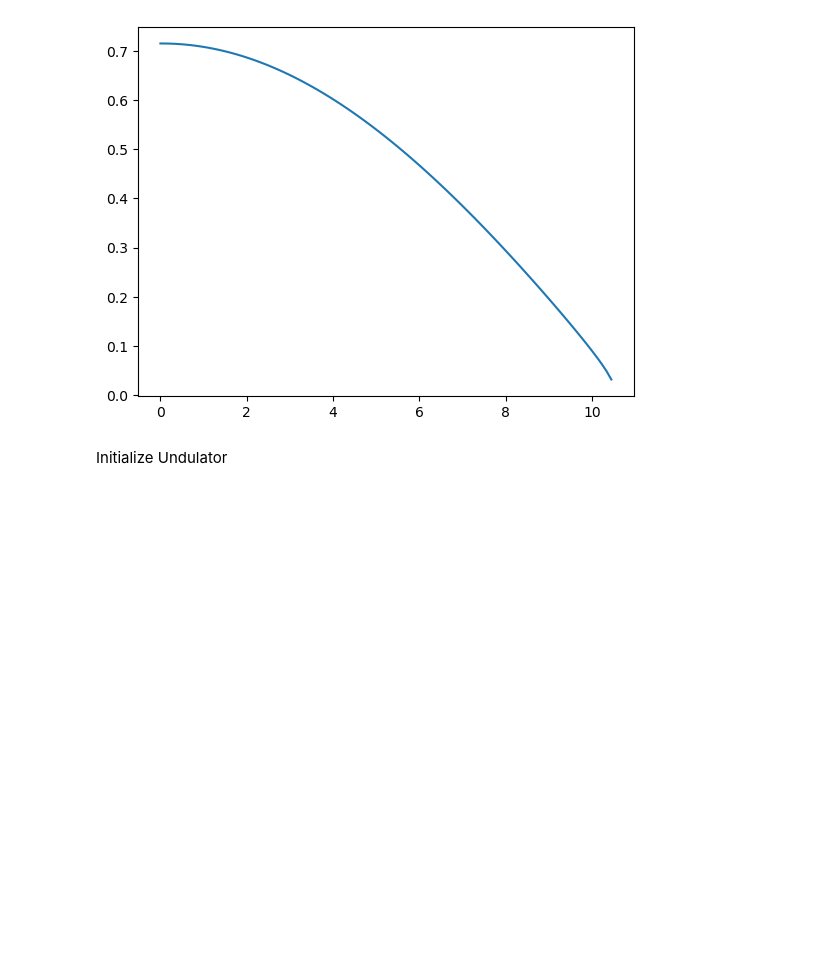
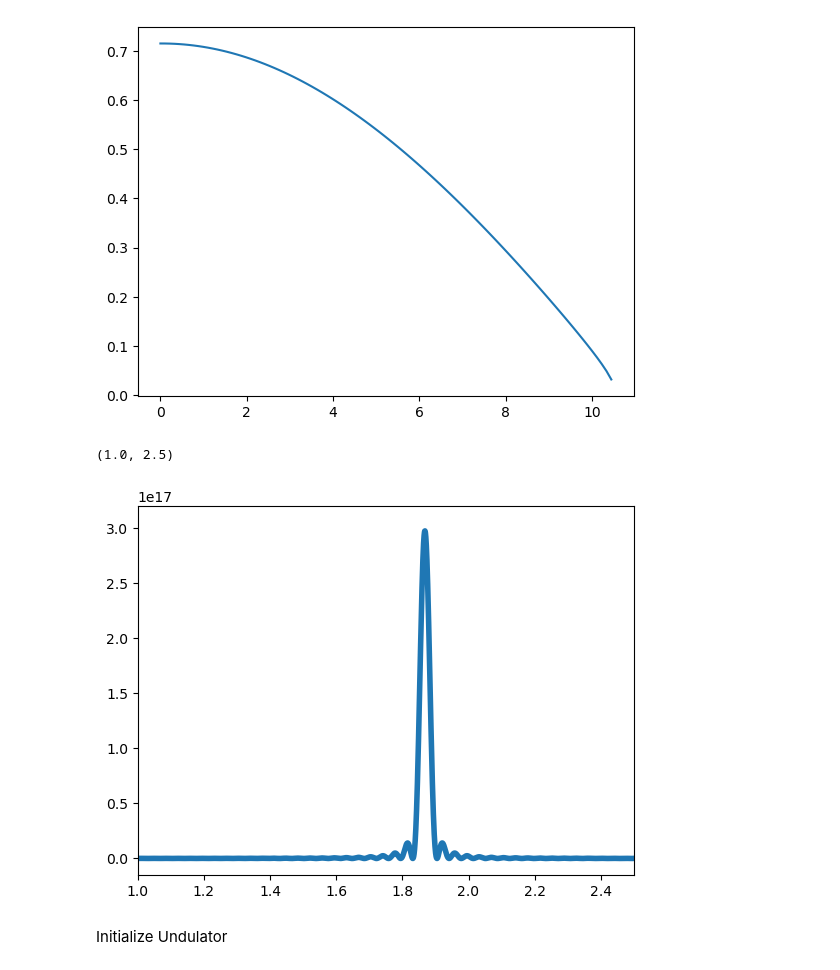
Before and after one commit to lnls-ids/ER2LS, a Jupyter notebook: qt_window/spectrum_measurement.ipynb, the cells around one changed output. Cells and saved outputs as stored; diff of their text form; code cells hidden in the pictures; blank space fills up the shorter version.

```diff
--- a/qt_window/spectrum_measurement.ipynb
+++ b/qt_window/spectrum_measurement.ipynb
@@ -97,6 +97,16 @@ plt.plot(phases, b)
 # %% [output]
 [<matplotlib.lines.Line2D at 0x...>]
 [figure]
+# %%
+import undulator_radiation
+energy, flux = undulator_radiation.calc_flux_density(b[0], 0)
+max_harmonic = len(energy)
+for n in np.arange(0, max_harmonic, 1):
+    plt.plot(1e-3*energy[n], flux[n], color='C0', linewidth=4)
+plt.xlim(1, 2.5)
+# %% [output]
+(1.0, 2.5)
+[figure, added]
 # %% [markdown]
 Initialize Undulator
 # %%
```
Also changed, not shown: 5 other files.
